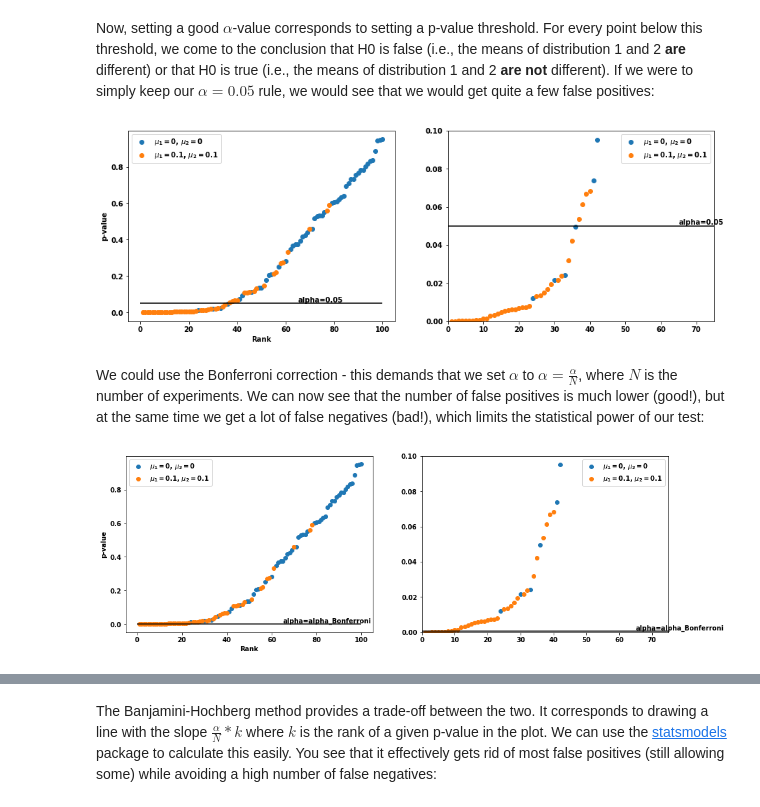
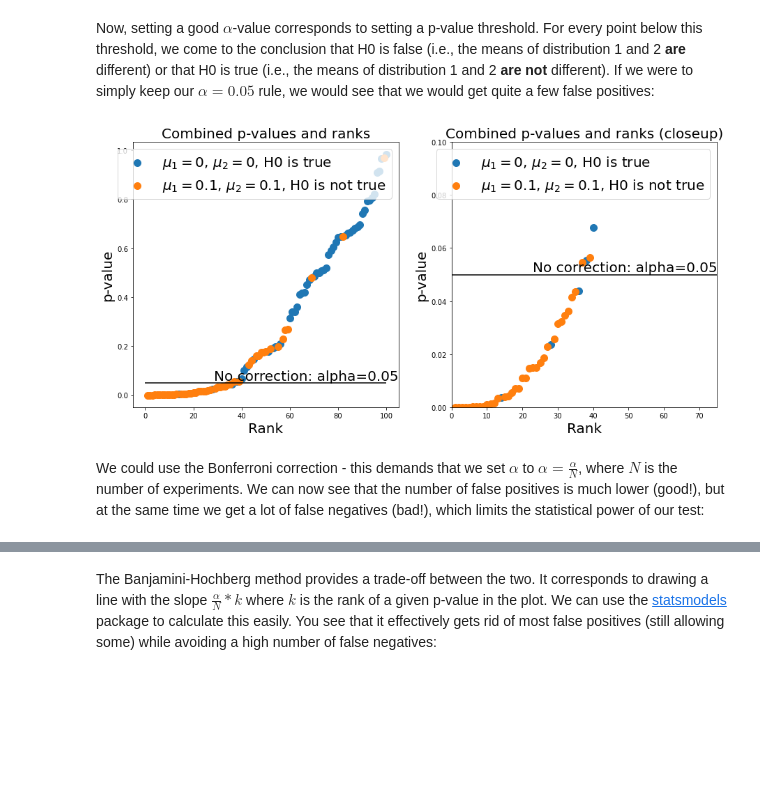
Before and after one commit to BiAPoL/Quantitative_Bio_Image_Analysis_with_Python_2022, a Jupyter notebook: docs/day3c_statistics_and_tests/04_multiple_testing.ipynb, the cells around one changed output, grey strips where cells are left out. Saved outputs shown, nothing was run; the diff lists cells and outputs as text; code cells hidden in the pictures; blank space fills up the shorter version.

```diff
--- a/docs/day3c_statistics_and_tests/04_multiple_testing.ipynb
+++ b/docs/day3c_statistics_and_tests/04_multiple_testing.ipynb
@@ -115,52 +145,31 @@ axes[1].legend()
 # %% [markdown]
 Now, setting a good $\alpha$-value corresponds to setting a p-value threshold. For every point below this threshold, we come to the conclusion that H0 is false (i.e., the means of distribution 1 and 2 **are** different) or that H0 is true (i.e., the means of distribution 1 and 2 **are not** different). If we were to simply keep our $\alpha=0.05$ rule, we would see that we would get quite a few false positives:
-# %%
-fig, axes = plt.subplots(ncols=2, figsize=(15,5))
-axes[0].scatter(ranks[np.argwhere(ids_sorted==0).squeeze()], results_sorted[np.argwhere(ids_sorted==0).squeeze()],
-           label=f'$\\mu_1=${mean1}, $\\mu_2=${mean2}')
-axes[0].scatter(ranks[np.argwhere(ids_sorted==1).squeeze()], results_sorted[np.argwhere(ids_sorted==1).squeeze()],
-           label=f'$\\mu_1=${mean3}, $\\mu_2=${mean3}')
-axes[0].set_xlabel('Rank')
-axes[0].set_ylabel('p-value')
-axes[0].legend()
-
-axes[1].scatter(ranks[np.argwhere(ids_sorted==0).squeeze()], results_sorted[np.argwhere(ids_sorted==0).squeeze()],
-           label=f'$\\mu_1=${mean1}, $\\mu_2=${mean2}')
-axes[1].scatter(ranks[np.argwhere(ids_sorted==1).squeeze()], results_sorted[np.argwhere(ids_sorted==1).squeeze()],
-           label=f'$\\mu_1=${mean3}, $\\mu_2=${mean3}')
-axes[1].set_xlim(0, 75)
-axes[1].set_ylim(0, 0.1)
-axes[1].legend()
-
-for ax in axes:
-    ax.hlines(0.05, 0, n_repeats*2, 'k')
-    ax.annotate('alpha=0.05', (axes[1].get_xlim()[1] - 10, 0.05), verticalalignment='bottom')
-# %% [output]
-[figure, removed]
+# %%
+n_repeats  = n_samples_from_1 + n_samples_from_2
+
+fig, axes = plt.subplots(ncols=2, figsize=(15,7))
+axes[0].scatter(ranks[np.argwhere(ids_sorted==0).squeeze()], results_sorted[np.argwhere(ids_sorted==0).squeeze()],
+           label=f'$\\mu_1=${mean1}, $\\mu_2=${mean2}, H0 is true', s=size)
+axes[0].scatter(ranks[np.argwhere(ids_sorted==1).squeeze()], results_sorted[np.argwhere(ids_sorted==1).squeeze()],
+           label=f'$\\mu_1=${mean3}, $\\mu_2=${mean3}, H0 is not true', s=size)
+
+axes[1].scatter(ranks[np.argwhere(ids_sorted==0).squeeze()], results_sorted[np.argwhere(ids_sorted==0).squeeze()],
+           label=f'$\\mu_1=${mean1}, $\\mu_2=${mean2}, H0 is true', s=size)
+axes[1].scatter(ranks[np.argwhere(ids_sorted==1).squeeze()], results_sorted[np.argwhere(ids_sorted==1).squeeze()],
+           label=f'$\\mu_1=${mean3}, $\\mu_2=${mean3}, H0 is not true', s=size)
+axes[1].set_xlim(0, 75)
+axes[1].set_ylim(0, 0.1)
+
+axes[0].set_title(f'Combined p-values and ranks', fontsize=fs)
+axes[1].set_title(f'Combined p-values and ranks (closeup)', fontsize=fs)
+
+for ax in axes:
+    ax.legend(fontsize=fs)
+    ax.set_xlabel('Rank', fontsize=fs)
+    ax.set_ylabel('p-value', fontsize=fs)
+    ax.hlines(0.05, 0, n_repeats, 'k')
+    ax.annotate('No correction: alpha=0.05', (ax.get_xlim()[1], 0.05), verticalalignment='bottom', horizontalalignment = 'right', fontsize=fs)
+# %% [output]
+[figure, added]
 # %% [markdown]
 We could use the Bonferroni correction - this demands that we set $\alpha$ to $\alpha=\frac{\alpha}{N}$, where $N$ is the number of experiments. We can now see that the number of false positives is much lower (good!), but at the same time we get a lot of false negatives (bad!), which limits the statistical power of our test:
-# %%
-alpha_bonferroni = 0.05/(n_samples_from_1 + n_samples_from_2)
-
-fig, axes = plt.subplots(ncols=2, figsize=(15,5))
-axes[0].scatter(ranks[np.argwhere(ids_sorted==0).squeeze()], results_sorted[np.argwhere(ids_sorted==0).squeeze()],
-           label=f'$\\mu_1=${mean1}, $\\mu_2=${mean2}')
-axes[0].scatter(ranks[np.argwhere(ids_sorted==1).squeeze()], results_sorted[np.argwhere(ids_sorted==1).squeeze()],
-           label=f'$\\mu_1=${mean3}, $\\mu_2=${mean3}')
-axes[0].set_xlabel('Rank')
-axes[0].set_ylabel('p-value')
-axes[0].legend()
-
-axes[1].scatter(ranks[np.argwhere(ids_sorted==0).squeeze()], results_sorted[np.argwhere(ids_sorted==0).squeeze()],
-           label=f'$\\mu_1=${mean1}, $\\mu_2=${mean2}')
-axes[1].scatter(ranks[np.argwhere(ids_sorted==1).squeeze()], results_sorted[np.argwhere(ids_sorted==1).squeeze()],
-           label=f'$\\mu_1=${mean3}, $\\mu_2=${mean3}')
-axes[1].set_xlim(0, 75)
-axes[1].set_ylim(0, 0.1)
-axes[1].legend()
-
-for ax in axes:
-    ax.hlines(alpha_bonferroni, 0, n_repeats*2, 'k')
-    ax.annotate('alpha=alpha_Bonferroni', (axes[1].get_xlim()[1] - 10, alpha_bonferroni), verticalalignment='bottom')
-# %% [output]
-[figure, removed]
```
Also changed, not shown: parts of 17 cells of this notebook.
